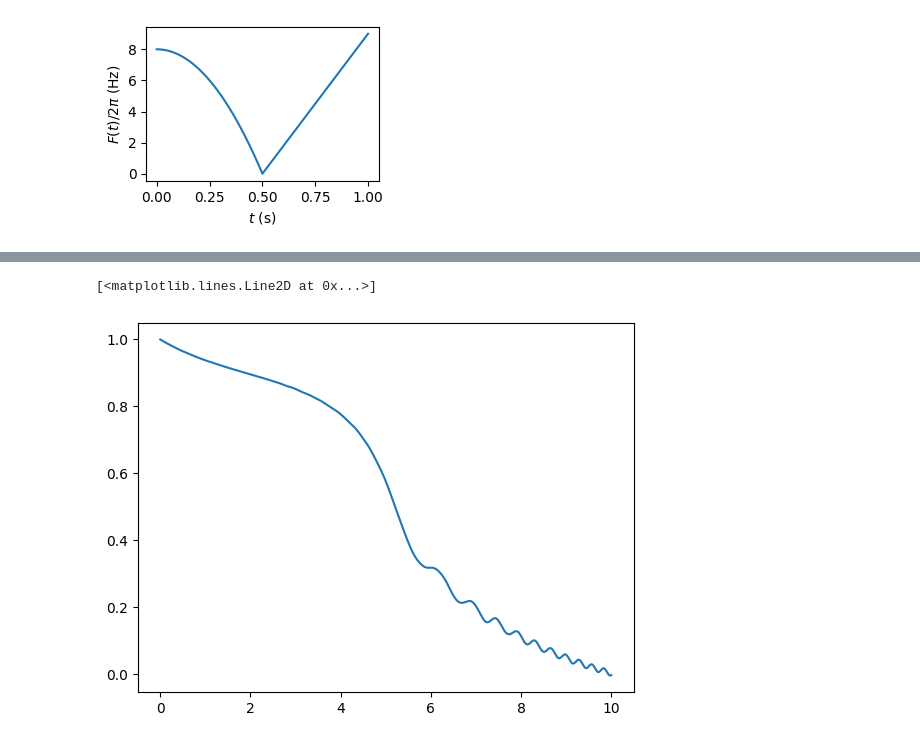
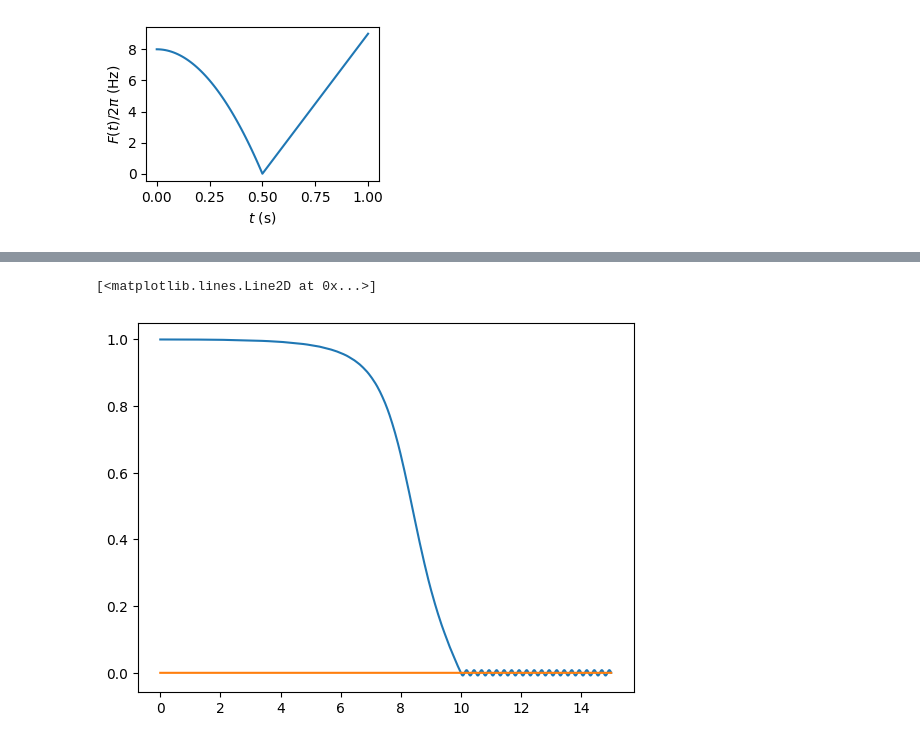
Before and after one commit to lindamauron/dynamics, a Jupyter notebook: test.ipynb, the cells around one changed output, grey strips where cells are left out. Saved outputs shown, nothing was run; the diff lists cells and outputs as text; code cells hidden in the pictures.

```diff
--- a/test.ipynb
+++ b/test.ipynb
@@ -68,4 +82,4 @@ te.run(
 # %%
 import json
-log = json.load(open('test/exact_evolution/exact.log'))
+log = json.load(open('test/exact.log'))
 # %%
@@ -76,5 +90,6 @@ plt.plot(log['Generator']['Variance'])
 # %%
-plt.plot(log['x']['iters'], log['x']['value']['real'])
+plt.plot(log['x']['iters'], log['x']['Mean']['real'])
+plt.plot(log['m']['iters'], log['m']['Mean']['real'])
 # %% [output]
 [<matplotlib.lines.Line2D at 0x...>]
-[figure, old version]
+[figure, new version]
```
Also changed, not shown: parts of 16 cells of this notebook, 12 other files.
